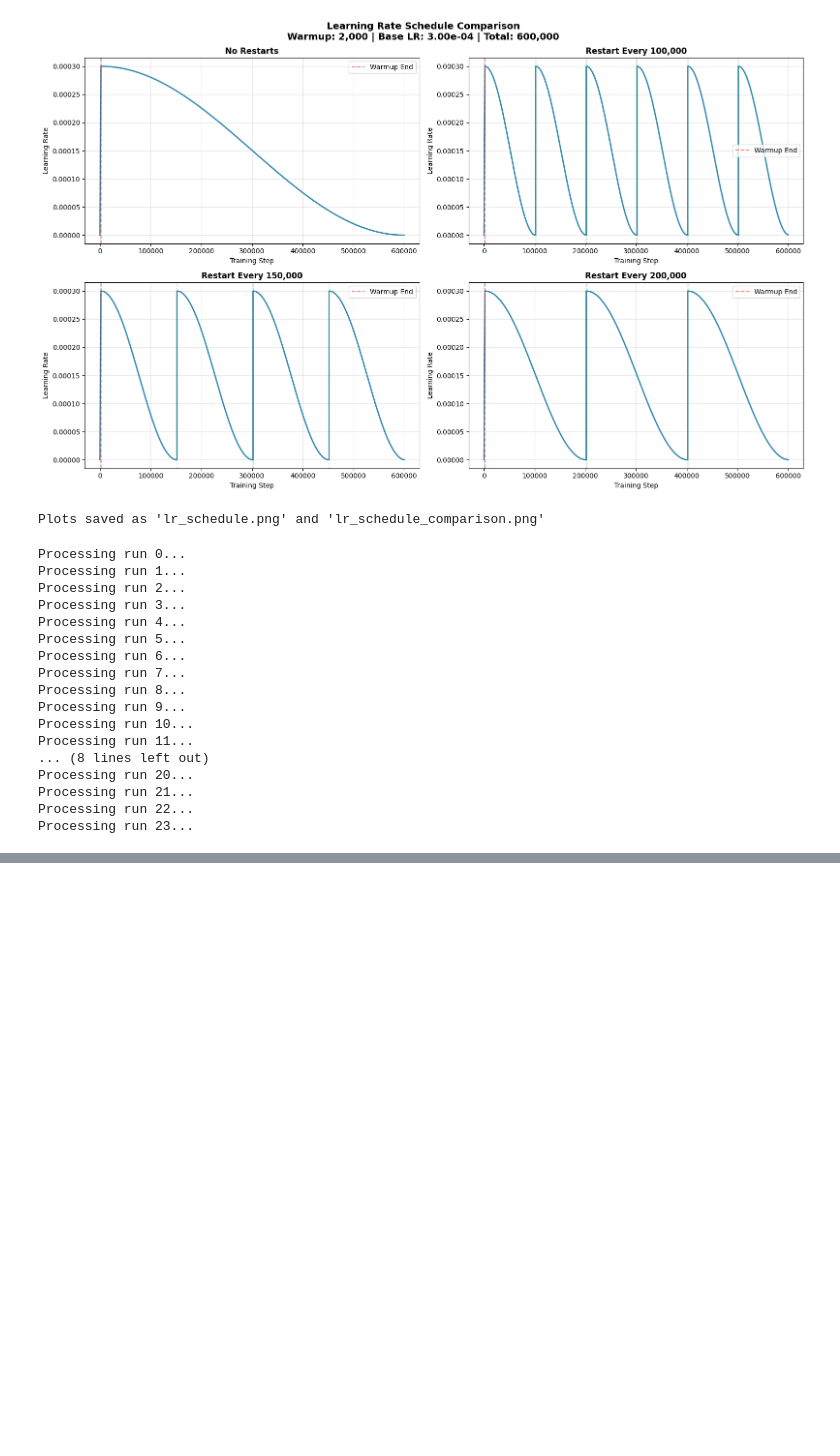
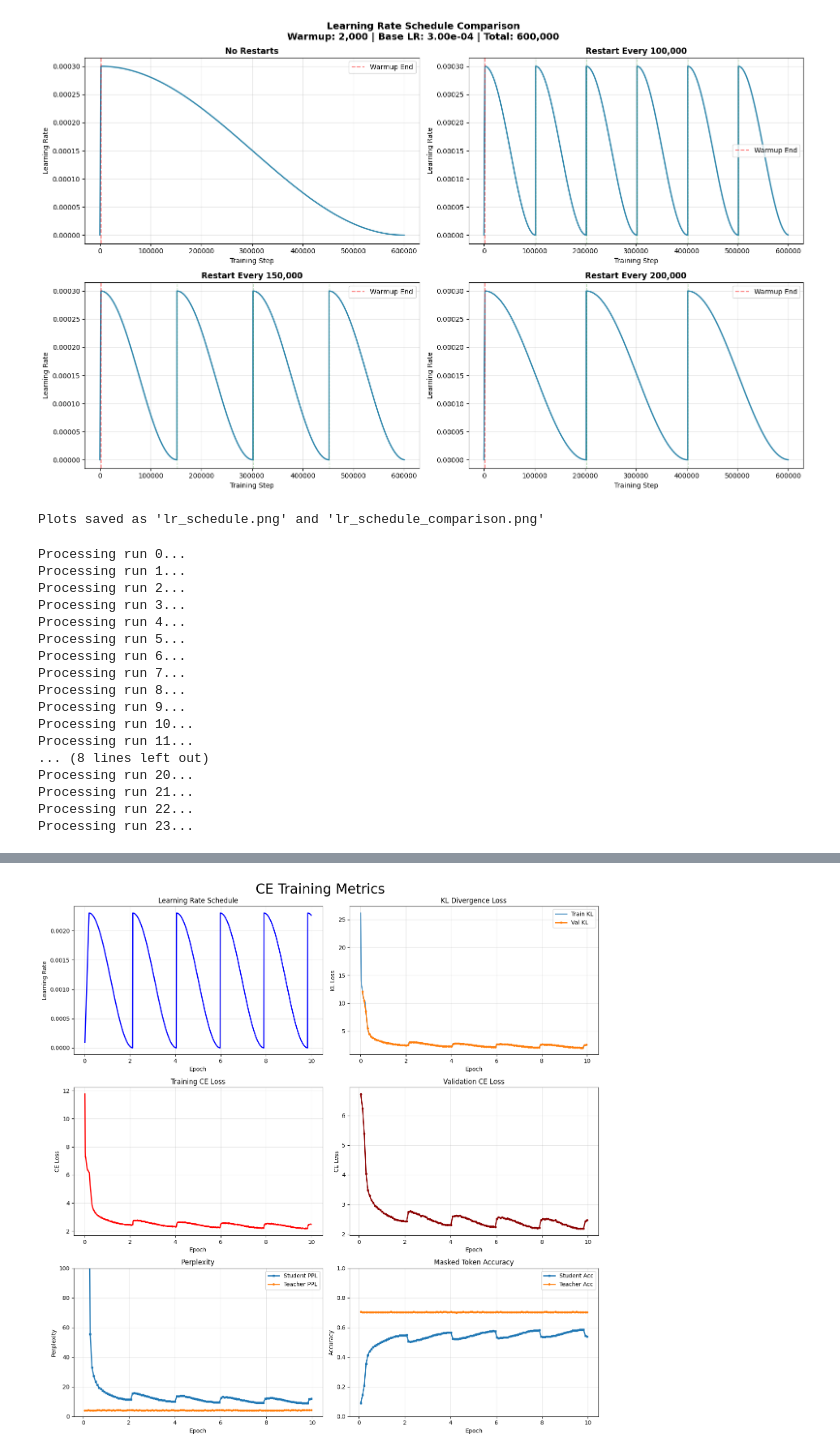
Before and after one commit to kkkamur07/slm-distill, a Jupyter notebook: notebooks/experiment.ipynb, the cells around one changed output, grey strips where cells are left out. Saved outputs shown, nothing was run; the diff lists cells and outputs as text; code cells hidden in the pictures; blank space fills up the shorter version.

Commit message:
visualized and communicated the results

```diff
--- a/notebooks/experiment.ipynb
+++ b/notebooks/experiment.ipynb
@@ -973,0 +1095,89 @@ df.to_csv("focused_sweep.csv", index=False)
+# %%
+import json
+import matplotlib.pyplot as plt
+import numpy as np
+from pathlib import Path
+
+def plot_training_metrics(json_file, save_path=None):
+    with open(json_file, 'r') as f:
+        data = json.load(f)
+
+    train_metrics = data['train_metrics']
+    val_metrics = data['val_metrics']
+
+    train_epochs = [m['epoch'] for m in train_metrics]
+    train_lr = [m['learning_rate'] for m in train_metrics]
+    train_kl = [m['kl_loss'] for m in train_metrics]
+    train_score = [m['score_loss'] for m in train_metrics]
+
+    val_epochs = [m['epoch'] for m in val_metrics]
+    val_kl = [m['val_kl_loss'] for m in val_metrics]
+    val_ce = [m['val_ce_loss'] for m in val_metrics]
+    student_ppl = [m['student_perplexity'] for m in val_metrics]
+    teacher_ppl = [m['teacher_perplexity'] for m in val_metrics]
+    student_acc = [m['student_masked_accuracy'] for m in val_metrics]
+    teacher_acc = [m['teacher_masked_accuracy'] for m in val_metrics]
+
+    print(np.max(student_acc))
+
+    fig, axes = plt.subplots(3, 2, figsize=(14, 14))
+    fig.suptitle("CE Training Metrics", fontsize = 24)
+
+    axes[0, 0].plot(train_epochs, train_lr, linewidth=2, color='blue')
+    axes[0, 0].set_xlabel('Epoch')
+    axes[0, 0].set_ylabel('Learning Rate')
+    axes[0, 0].set_title('Learning Rate Schedule')
+    axes[0, 0].grid(True, alpha=0.3)
+
+    axes[0, 1].plot(train_epochs, train_kl, label='Train KL', linewidth=2, alpha=0.7)
+    axes[0, 1].plot(val_epochs, val_kl, label='Val KL', linewidth=2, marker='o', markersize=3)
+    axes[0, 1].set_xlabel('Epoch')
+    axes[0, 1].set_ylabel('KL Loss')
+    axes[0, 1].set_title('KL Divergence Loss')
+    axes[0, 1].legend()
+    axes[0, 1].grid(True, alpha=0.3)
+
+    axes[1, 0].plot(train_epochs, train_score, linewidth=2, color='red')
+    axes[1, 0].set_xlabel('Epoch')
+    axes[1, 0].set_ylabel('CE Loss')
+    axes[1, 0].set_title('Training CE Loss')
+    axes[1, 0].grid(True, alpha=0.3)
+
+    axes[1, 1].plot(val_epochs, val_ce, linewidth=2, marker='o', markersize=3, color='darkred')
+    axes[1, 1].set_xlabel('Epoch')
+    axes[1, 1].set_ylabel('CE Loss')
+    axes[1, 1].set_title('Validation CE Loss')
+    axes[1, 1].grid(True, alpha=0.3)
+
+    axes[2, 0].plot(val_epochs, student_ppl, label='Student PPL', linewidth=2, marker='s', markersize=3)
+    axes[2, 0].plot(val_epochs, teacher_ppl, label='Teacher PPL', linewidth=2, marker='o', markersize=3)
+    axes[2, 0].set_xlabel('Epoch')
+    axes[2, 0].set_ylabel('Perplexity')
+    axes[2, 0].set_title('Perplexity')
+    axes[2, 0].legend()
+    axes[2, 0].grid(True, alpha=0.3)
+    axes[2,0].set_ylim([0,100])
+
+    axes[2, 1].plot(val_epochs, student_acc, label='Student Acc', linewidth=2, marker='s', markersize=3)
+    axes[2, 1].plot(val_epochs, teacher_acc, label='Teacher Acc', linewidth=2, marker='o', markersize=3)
+    axes[2, 1].set_xlabel('Epoch')
+    axes[2, 1].set_ylabel('Accuracy')
+    axes[2, 1].set_title('Masked Token Accuracy')
+    axes[2, 1].set_ylim([0, 1])
+    axes[2, 1].legend()
+    axes[2, 1].grid(True, alpha=0.3)
+
+    plt.tight_layout()
+
+    if save_path:
+        plt.savefig(save_path, dpi=300, bbox_inches='tight')
+        print(f"Saved to {save_path}")
+
+    return fig
+
+json_file = "/Users/krishuagarwal/Desktop/Programming/python/slm-distill/outputs/logs/training_ce_metrics.json"
+save_path = "/Users/krishuagarwal/Desktop/Programming/python/slm-distill/outputs/plots/training_metrics.png"
+
+plot_training_metrics(json_file, save_path)
+plt.show()
+# %% [output]
@@ -973,0 +1186 @@ df.to_csv("focused_sweep.csv", index=False)
+[figure, added]
```
Also changed, not shown: parts of 11 cells of this notebook.
